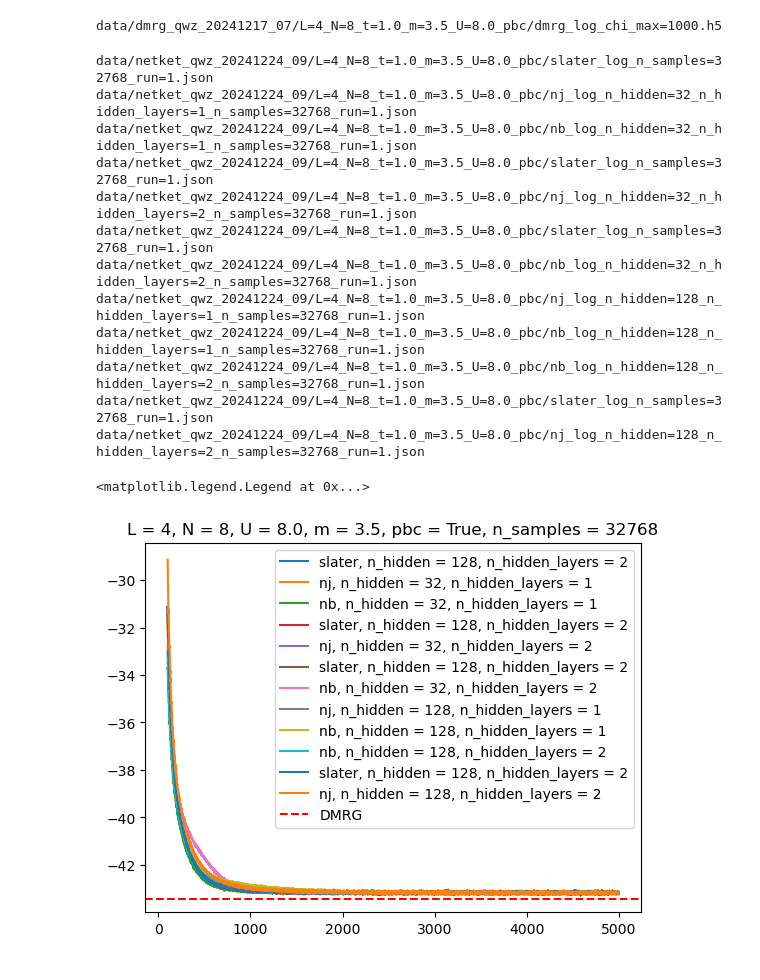
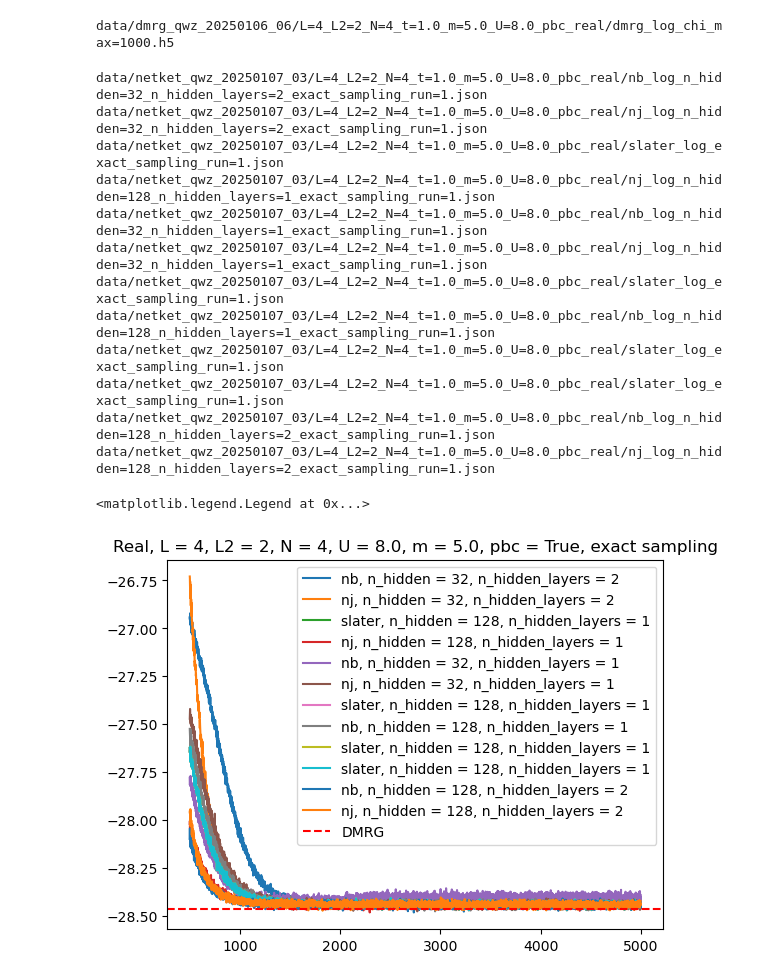
Before and after one commit to wttai004/machine_learning, a Jupyter notebook: netket_qwz/notebooks/qwz_results.ipynb, the cells around one changed output. Drawn from its saved outputs; the diff is of its cells as text; code cells hidden in the pictures.

```diff
--- a/netket_qwz/notebooks/qwz_results.ipynb
+++ b/netket_qwz/notebooks/qwz_results.ipynb
@@ -21,13 +21,14 @@ import h5py
 from tenpy.tools import hdf5_io
 # %%
 L = 4
-N = 8
-m = 3.5
+L2 = 2
+N = 4
+m = 5.0
 U = 8.0
 pbc = True
-query_dict_dmrg =  {"L": L, "N": N, "t": 1.0, "U": U, "m": m, "pbc": pbc}
-date_dmrg = "20241217_07"
-date_netket = "20241224_09"
+query_dict_dmrg =  {"L": L, "L2": L2, "N": N, "t": 1.0, "U": U, "m": m, "pbc": pbc}
+date_dmrg = "20250106_06"#"20241217_07"
+date_netket = "20250107_03"#"20241224_09"
 
 BASE_PATH_DMRG = Path(f"/home1/wttai/machine_learning/dmrg_qwz/")
 database_path_dmrg = BASE_PATH_DMRG / f"data/dmrg_qwz_{date_dmrg}/database.json"
@@ -51,57 +52,57 @@ with open(database_path_dmrg, "r") as f:
                 data = hdf5_io.load_from_hdf5(f)
                 data_dmrg.append(data)
 # %% [output]
-data/dmrg_qwz_20241217_07/L=4_N=8_t=1.0_m=3.5_U=8.0_pbc/dmrg_log_chi_max=1000.h5
+data/dmrg_qwz_20250106_06/L=4_L2=2_N=4_t=1.0_m=5.0_U=8.0_pbc_real/dmrg_log_chi_max=1000.h5
 # %%
-n_samples = 32768
+n_samples = 8192
 query_dict = {"L": L, "N": N, "t": 1.0, "U": U, "m": m, "pbc": pbc, "n_samples": n_samples}
 #date_netket = "20241128_2048"
 BASE_PATH = Path(f"/home1/wttai/machine_learning/netket_qwz/")
 database_path = BASE_PATH / f"data/netket_qwz_{date_netket}/database.json"
 
 data_to_plot = []
 
 with open(database_path, "r") as f:
     database = json.load(f)
     for entry in database:
         metadata = entry["metadata"]
         matched = True
         for key, value in query_dict.items():
             if metadata[key] != value:
                 matched = False
                 break
         if matched:
             filename = entry["outputFilename"]+ ".json"
             print(filename)
             path = BASE_PATH / filename
             data = json.load(open(path))
             data_to_plot.append(data)
 
 
-start = 100
+start = 500
 end = -1
 for data in data_to_plot:
     plt.plot(data['data']["Energy"]["iters"][start:end], data['data']["Energy"]['Mean']['real'][start:end], label=f"{data["metadata"]["model"]}, n_hidden = {data["metadata"]["n_hidden"]}, n_hidden_layers = {data["metadata"]["n_hidden_layers"]}")
 
 plt.axhline(y=data_dmrg[0]['data']['E0'], color='r', linestyle='--', label='DMRG')
-title = f"L = {L}, N = {N}, U = {U}, m = {m}, pbc = {query_dict['pbc']}, n_samples = {n_samples}"
+title = f"Real, L = {L}, L2 = {L2}, N = {N}, U = {U}, m = {m}, pbc = {query_dict['pbc']}, exact sampling"
 plt.title(title)
 plt.legend()
 # %% [output]
-data/netket_qwz_20241224_09/L=4_N=8_t=1.0_m=3.5_U=8.0_pbc/slater_log_n_samples=32768_run=1.json
-data/netket_qwz_20241224_09/L=4_N=8_t=1.0_m=3.5_U=8.0_pbc/nj_log_n_hidden=32_n_hidden_layers=1_n_samples=32768_run=1.json
-data/netket_qwz_20241224_09/L=4_N=8_t=1.0_m=3.5_U=8.0_pbc/nb_log_n_hidden=32_n_hidden_layers=1_n_samples=32768_run=1.json
-data/netket_qwz_20241224_09/L=4_N=8_t=1.0_m=3.5_U=8.0_pbc/slater_log_n_samples=32768_run=1.json
-data/netket_qwz_20241224_09/L=4_N=8_t=1.0_m=3.5_U=8.0_pbc/nj_log_n_hidden=32_n_hidden_layers=2_n_samples=32768_run=1.json
-data/netket_qwz_20241224_09/L=4_N=8_t=1.0_m=3.5_U=8.0_pbc/slater_log_n_samples=32768_run=1.json
-data/netket_qwz_20241224_09/L=4_N=8_t=1.0_m=3.5_U=8.0_pbc/nb_log_n_hidden=32_n_hidden_layers=2_n_samples=32768_run=1.json
-data/netket_qwz_20241224_09/L=4_N=8_t=1.0_m=3.5_U=8.0_pbc/nj_log_n_hidden=128_n_hidden_layers=1_n_samples=32768_run=1.json
-data/netket_qwz_20241224_09/L=4_N=8_t=1.0_m=3.5_U=8.0_pbc/nb_log_n_hidden=128_n_hidden_layers=1_n_samples=32768_run=1.json
-data/netket_qwz_20241224_09/L=4_N=8_t=1.0_m=3.5_U=8.0_pbc/nb_log_n_hidden=128_n_hidden_layers=2_n_samples=32768_run=1.json
-data/netket_qwz_20241224_09/L=4_N=8_t=1.0_m=3.5_U=8.0_pbc/slater_log_n_samples=32768_run=1.json
-data/netket_qwz_20241224_09/L=4_N=8_t=1.0_m=3.5_U=8.0_pbc/nj_log_n_hidden=128_n_hidden_layers=2_n_samples=32768_run=1.json
+data/netket_qwz_20250107_03/L=4_L2=2_N=4_t=1.0_m=5.0_U=8.0_pbc_real/nb_log_n_hidden=32_n_hidden_layers=2_exact_sampling_run=1.json
+data/netket_qwz_20250107_03/L=4_L2=2_N=4_t=1.0_m=5.0_U=8.0_pbc_real/nj_log_n_hidden=32_n_hidden_layers=2_exact_sampling_run=1.json
+data/netket_qwz_20250107_03/L=4_L2=2_N=4_t=1.0_m=5.0_U=8.0_pbc_real/slater_log_exact_sampling_run=1.json
+data/netket_qwz_20250107_03/L=4_L2=2_N=4_t=1.0_m=5.0_U=8.0_pbc_real/nj_log_n_hidden=128_n_hidden_layers=1_exact_sampling_run=1.json
+data/netket_qwz_20250107_03/L=4_L2=2_N=4_t=1.0_m=5.0_U=8.0_pbc_real/nb_log_n_hidden=32_n_hidden_layers=1_exact_sampling_run=1.json
+data/netket_qwz_20250107_03/L=4_L2=2_N=4_t=1.0_m=5.0_U=8.0_pbc_real/nj_log_n_hidden=32_n_hidden_layers=1_exact_sampling_run=1.json
+data/netket_qwz_20250107_03/L=4_L2=2_N=4_t=1.0_m=5.0_U=8.0_pbc_real/slater_log_exact_sampling_run=1.json
+data/netket_qwz_20250107_03/L=4_L2=2_N=4_t=1.0_m=5.0_U=8.0_pbc_real/nb_log_n_hidden=128_n_hidden_layers=1_exact_sampling_run=1.json
+data/netket_qwz_20250107_03/L=4_L2=2_N=4_t=1.0_m=5.0_U=8.0_pbc_real/slater_log_exact_sampling_run=1.json
+data/netket_qwz_20250107_03/L=4_L2=2_N=4_t=1.0_m=5.0_U=8.0_pbc_real/slater_log_exact_sampling_run=1.json
+data/netket_qwz_20250107_03/L=4_L2=2_N=4_t=1.0_m=5.0_U=8.0_pbc_real/nb_log_n_hidden=128_n_hidden_layers=2_exact_sampling_run=1.json
+data/netket_qwz_20250107_03/L=4_L2=2_N=4_t=1.0_m=5.0_U=8.0_pbc_real/nj_log_n_hidden=128_n_hidden_layers=2_exact_sampling_run=1.json
 <matplotlib.legend.Legend at 0x...>
-[figure, old version]
+[figure, new version]
 # %%
 learning_rate = data_to_plot[0]['metadata']['learning_rate']
 
```
Also changed, not shown: parts of 3 cells of this notebook, 9 other files.
